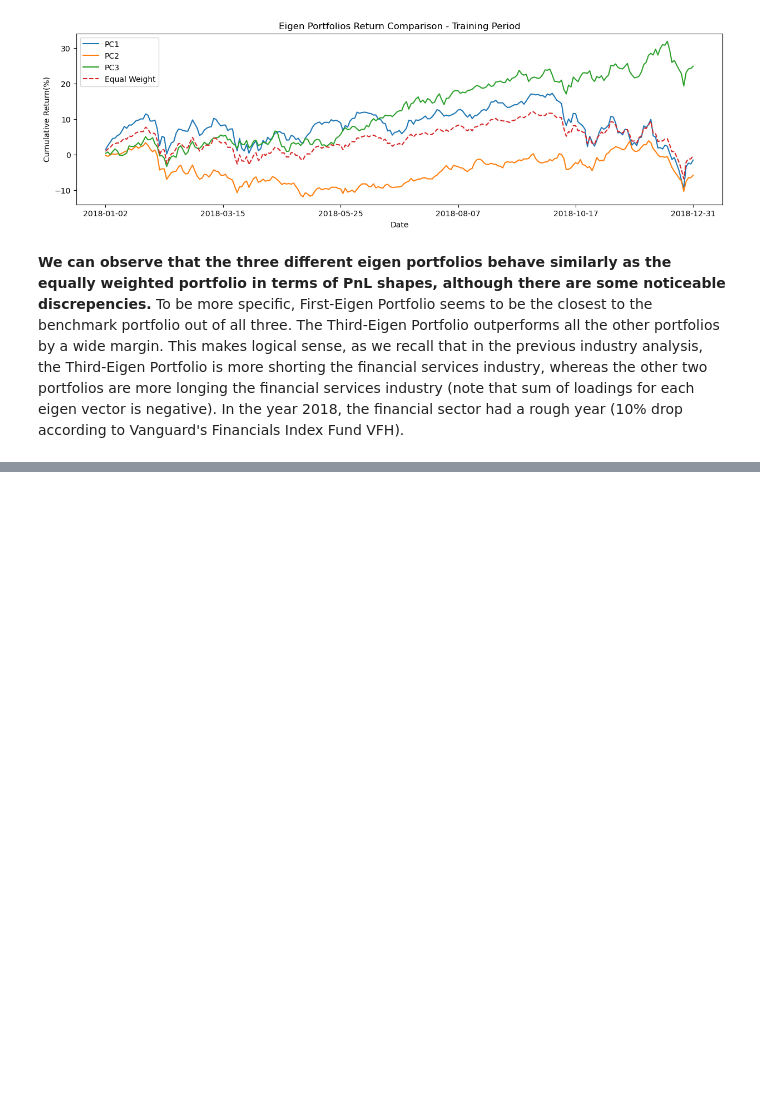
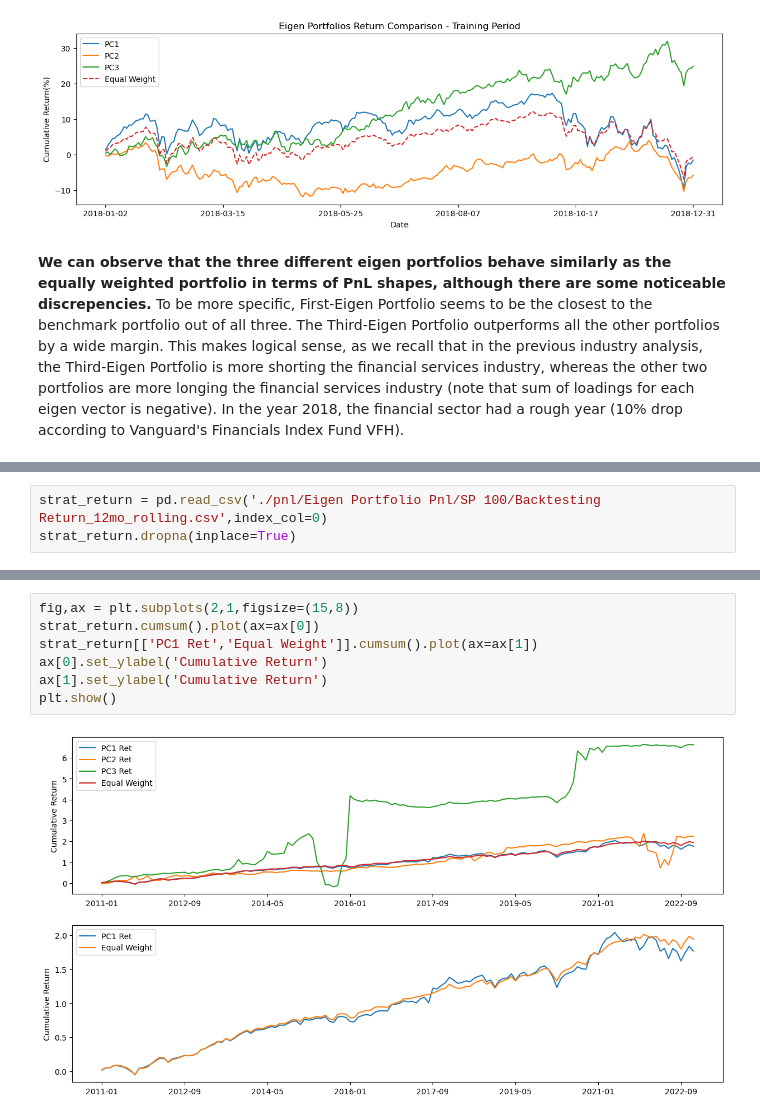
Before and after one commit to shaoyuliu98/Quantitative-Research, a Jupyter notebook: Eigen Portfolio.ipynb, the cells around one changed output, grey strips where cells are left out. Saved outputs shown, nothing was run; the diff lists cells and outputs as text; blank space fills up the shorter version.

```diff
--- a/Eigen Portfolio.ipynb
+++ b/Eigen Portfolio.ipynb
@@ -268,0 +274,3 @@ To do:
+# %%
+strat_return = pd.read_csv('./pnl/Eigen Portfolio Pnl/SP 100/Backtesting Return_12mo_rolling.csv',index_col=0)
+strat_return.dropna(inplace=True)
@@ -268,0 +279,9 @@ To do:
+# %%
+fig,ax = plt.subplots(2,1,figsize=(15,8))
+strat_return.cumsum().plot(ax=ax[0])
+strat_return[['PC1 Ret','Equal Weight']].cumsum().plot(ax=ax[1])
+ax[0].set_ylabel('Cumulative Return')
+ax[1].set_ylabel('Cumulative Return')
+plt.show()
+# %% [output]
+[figure, added]
```
Also changed, not shown: parts of 14 cells of this notebook, 1 other file.
